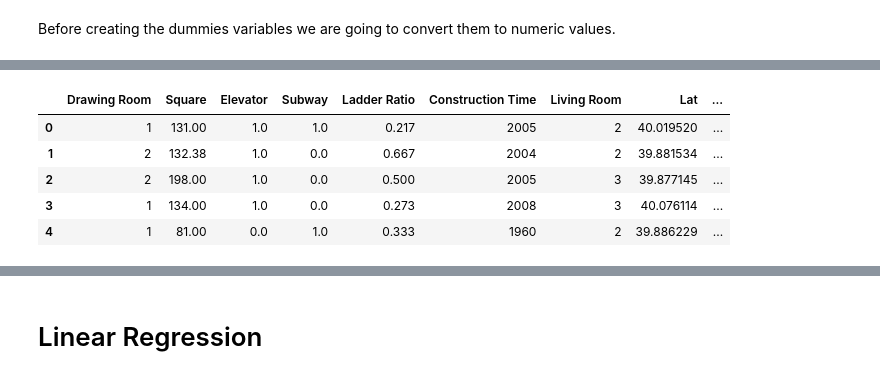
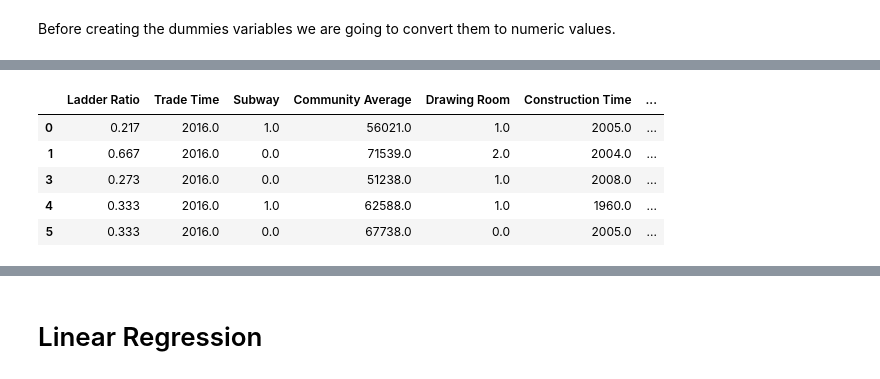
Before and after one commit to andreslimonalcocer/Projects, a Jupyter notebook: Machine Learning/Housing price Beijing/Housing price in Beijing.ipynb, the cells around one changed output, grey strips where cells are left out. Cells and saved outputs as stored; diff of their text form; code cells hidden in the pictures.

```diff
--- a/Machine Learning/Housing price Beijing/Housing price in Beijing.ipynb
+++ b/Machine Learning/Housing price Beijing/Housing price in Beijing.ipynb
@@ -477,0 +539,5 @@ dtype: int64
+# %%
+desired_data = desired_data.drop('Lat', axis = 1)
+desired_data = desired_data.drop('Lng', axis = 1)
+desired_data = desired_data.drop('Distance', axis = 1)
+desired_data = desired_data.drop('District', axis = 1)
@@ -477,0 +569,21 @@ dtype: int64
+# %%
+lower_limit = None
+upper_limit = None
+
+def Outliers(df, column):
+    global lower_limit
+    global upper_limit
+
+    Q1 = df[column].quantile(0.25)
+    Q3 = df[column].quantile(0.75)
+    IQR = Q3 - Q1
+
+    lower_limit = Q1 - 1.5 * IQR
+    upper_limit = Q3 + 1.5 * IQR
+
+    outliers_count = df[(df[column] < lower_limit) | (df[column] > upper_limit)].shape[0]
+    outliers_rel_freq = round(outliers_count / len(desired_data), 2)
+
+    print(f"The column {column} has {outliers_count} outliers corresponding to {outliers_rel_freq}%.")
+
+Outliers(desired_data, 'Price')
@@ -477,0 +594,3 @@ dtype: int64
+# %%
+desired_data = desired_data.loc[(desired_data['Price'] >= lower_limit) & (desired_data['Price'] <= upper_limit)]
+Outliers(desired_data, 'Price')
@@ -478 +617,3 @@ dtype: int64
+# %%
+desired_data = desired_data.drop('Floor Type', axis = 1)
 # %% [markdown]
@@ -541,19 +645,23 @@ The columns that require dummies variables are the following:
 # %%
 variables = ['Building Type', 'Renovation Condition', 'Building Structure']
 prefix = ['Building_Type', 'Renovation_Condition', 'Building_Structure']
-final_data = data_copy
+final_data = desired_data
+dummy_data = pd.DataFrame()
+
 for index in range(3):
-    dummy_variables = pd.get_dummies(data_copy[variables[index]], prefix = prefix[index])
+    dummy_variables = pd.get_dummies(desired_data[variables[index]], prefix = prefix[index], drop_first = True)
     dummy_variables = dummy_variables.astype(int)
     final_data = pd.concat([final_data, dummy_variables], axis = 1)
+    dummy_data = pd.concat([dummy_data, dummy_variables], axis = 1)
+
 
 final_data = final_data.drop(variables, axis = 1)
 final_data.head()
 # %% [output]
-|  | Drawing Room | Square | Elevator | Subway | Ladder Ratio | Construction Time | Living Room | Lat | ... |
-| 0 | 1 | 131.00 | 1.0 | 1.0 | 0.217 | 2005 | 2 | 40.019520 | ... |
-| 1 | 2 | 132.38 | 1.0 | 0.0 | 0.667 | 2004 | 2 | 39.881534 | ... |
-| 2 | 2 | 198.00 | 1.0 | 0.0 | 0.500 | 2005 | 3 | 39.877145 | ... |
-| 3 | 1 | 134.00 | 1.0 | 0.0 | 0.273 | 2008 | 3 | 40.076114 | ... |
-| 4 | 1 | 81.00 | 0.0 | 1.0 | 0.333 | 1960 | 2 | 39.886229 | ... |
+|  | Ladder Ratio | Trade Time | Subway | Community Average | Drawing Room | Construction Time | ... |
+| 0 | 0.217 | 2016.0 | 1.0 | 56021.0 | 1.0 | 2005.0 | ... |
+| 1 | 0.667 | 2016.0 | 0.0 | 71539.0 | 2.0 | 2004.0 | ... |
+| 3 | 0.273 | 2016.0 | 0.0 | 51238.0 | 1.0 | 2008.0 | ... |
+| 4 | 0.333 | 2016.0 | 1.0 | 62588.0 | 1.0 | 1960.0 | ... |
+| 5 | 0.333 | 2016.0 | 0.0 | 67738.0 | 0.0 | 2005.0 | ... |
 # %%
```
Also changed, not shown: parts of 116 cells of this notebook, 1 other file.
